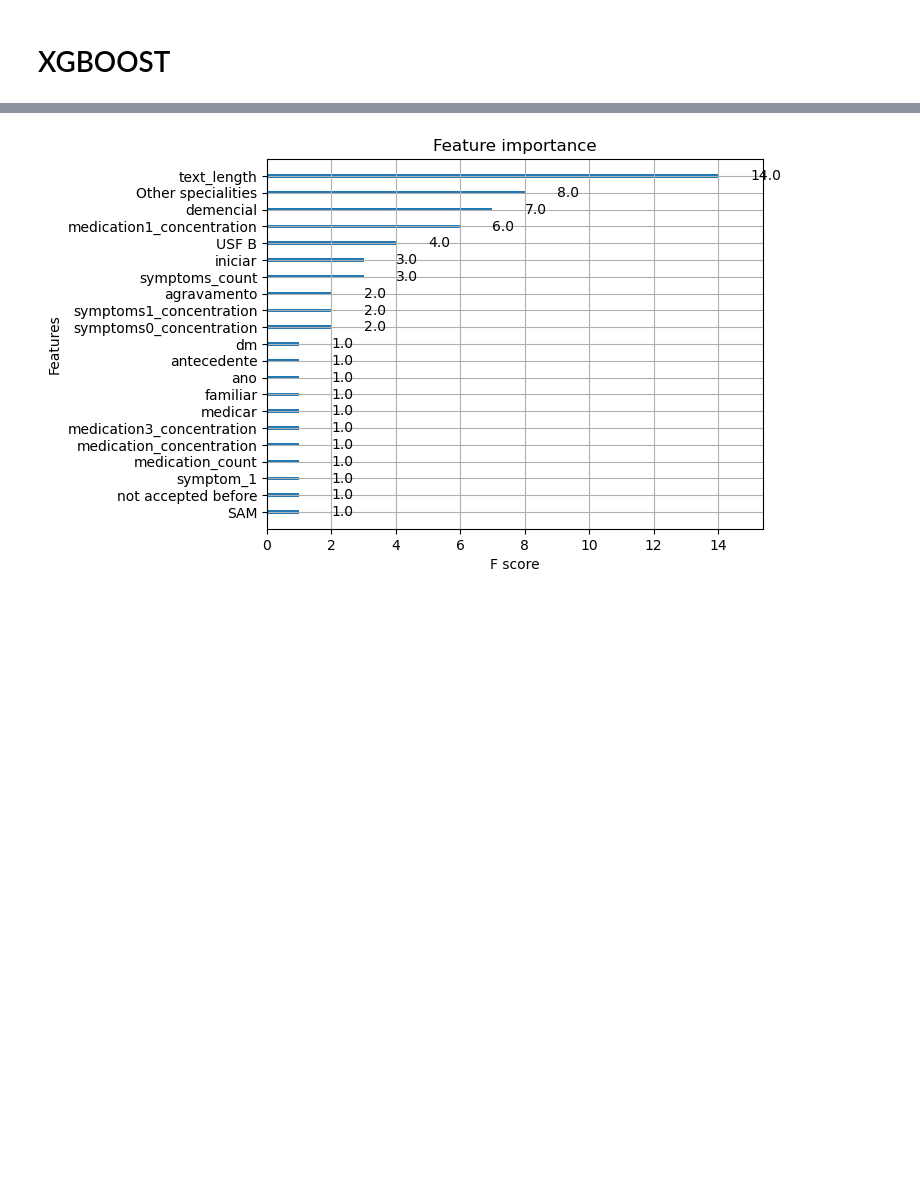
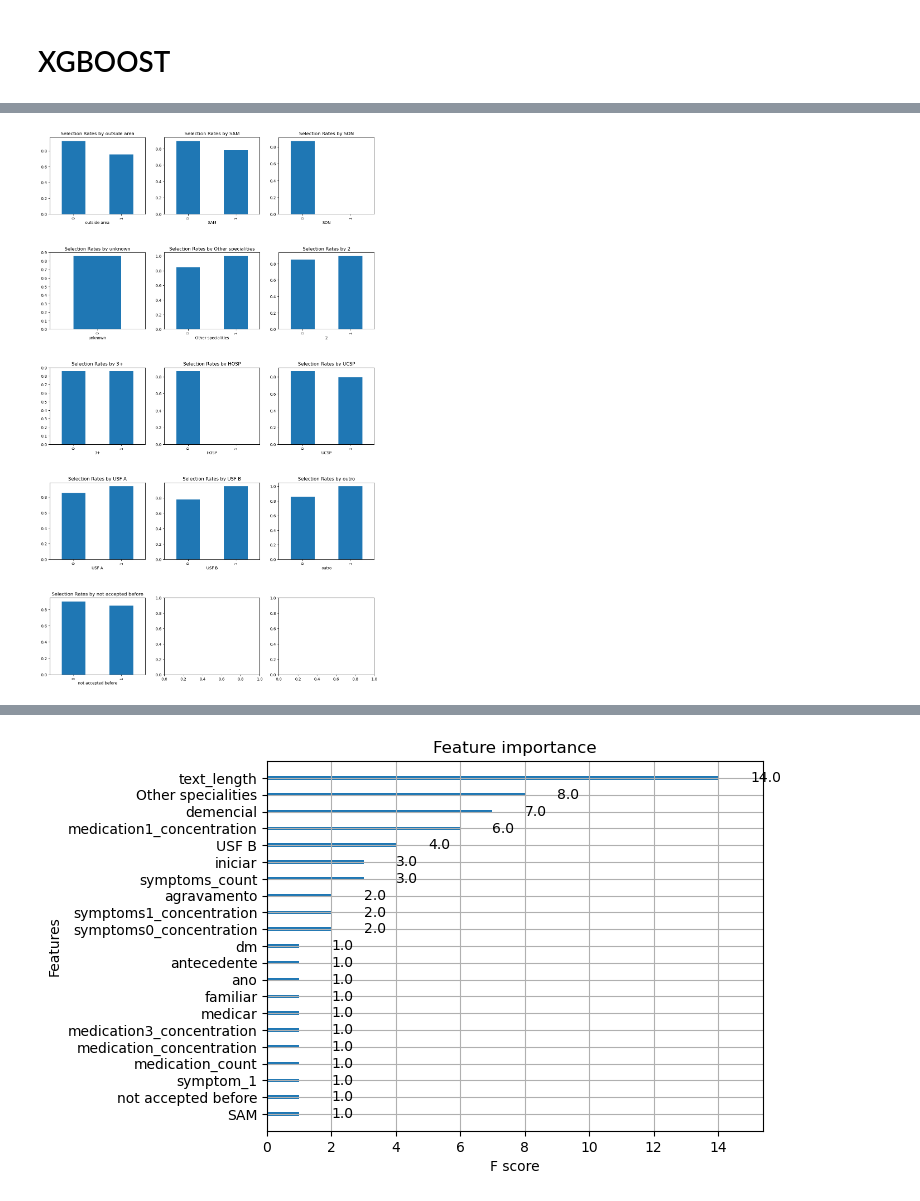
Before and after one commit to Data-Science-Knowledge-Center-Nova-SBE/PBL-HGO, a Jupyter notebook: models_NLP.ipynb, the cells around one changed output, grey strips where cells are left out. Saved outputs shown, nothing was run; the diff lists cells and outputs as text; code cells hidden in the pictures; blank space fills up the shorter version.

```diff
--- a/models_NLP.ipynb
+++ b/models_NLP.ipynb
@@ -58,0 +122,47 @@ evaluate_thresholds(y_pred_train,y_train,y_pred_test,y_test,metrics="test")
+# %%
+def plot_selection_rates(X_test, y_test, y_pred, ncols=3, hspace=0.5):
+    from fairlearn.metrics import MetricFrame, selection_rate
+
+    #y_pred must be binary!!!
+    #Hint to transform into binary:
+    #thresholds = np.linspace(0, 1, 100)
+    #kappas = [cohen_kappa_score(y_train, (y_pred_train >= t).astype(int)) for t in thresholds]
+    #kappa_threshold = thresholds[np.argmax(kappas)]
+    #kappa_y_pred_binary = (y_pred_test >= kappa_threshold).astype(int)
+
+    cols = ['outside area', 'SAM', 'SON', 'unknown', 'Other specialities', '2', '3+', 'HOSP', 'UCSP', 'USF A', 'USF B', 'outro', 'not accepted before']
+
+    # Get the number of columns to plot
+    n_cols = len(cols)
+
+    # Calculate the number of rows needed to arrange the subplots in a grid with ncols columns
+    nrows = math.ceil(n_cols / ncols)
+
+    # Create a figure with nrows rows and ncols columns of subplots
+    fig, axs = plt.subplots(nrows, ncols, figsize=(5*ncols, 5*nrows))
+
+    # Flatten the axs array to make it easier to index
+    axs = axs.flatten()
+
+    # Loop over the specified columns
+    for i, col in enumerate(cols):
+        # Create a MetricFrame object for the current column
+        mf = MetricFrame(metrics=selection_rate, y_true=y_test, y_pred=y_pred, sensitive_features=X_test[col])
+
+        # Plot the selection rates for each group within the current column
+        mf.by_group.plot.bar(ax=axs[i], title=f'Selection Rates by {col}')
+
+    # Add space between the rows of subplots
+    plt.subplots_adjust(hspace=hspace)
+    plt.show()
+# %%
+#y_pred must be binary!!!
+    #Hint to transform into binary:
+thresholds = np.linspace(0, 1, 100)
+kappas = [cohen_kappa_score(y_train, (y_pred_train >= t).astype(int)) for t in thresholds]
+kappa_threshold = thresholds[np.argmax(kappas)]
+kappa_y_pred_binary = (y_pred_test >= kappa_threshold).astype(int)
+# %%
+plot_selection_rates(X_test, y_test, kappa_y_pred_binary)
+# %% [output]
+[figure, added]
```
Also changed, not shown: parts of 14 cells of this notebook.
